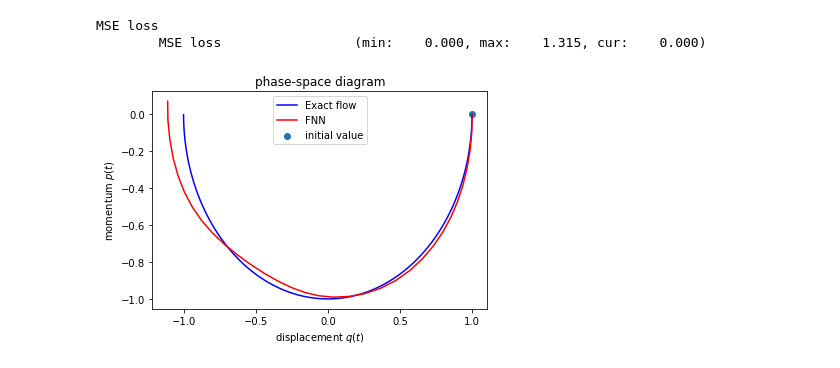
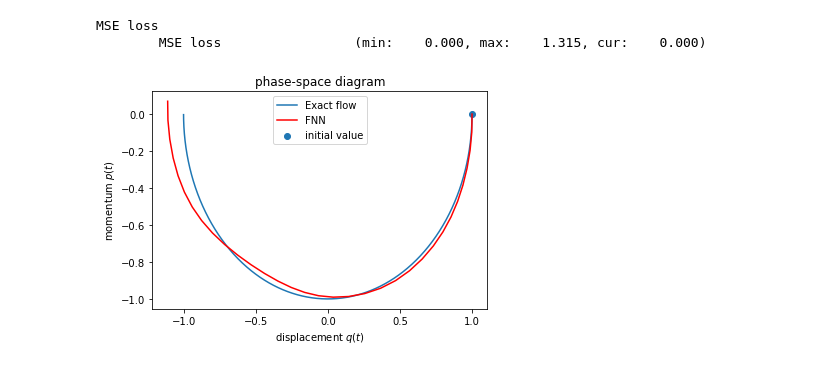
Before and after one commit to steff-mueller/simtech-bsc-thesis, a Jupyter notebook: meetings/02_code/learn_torch.ipynb, the cells around one changed output. Drawn from its saved outputs; the diff is of its cells as text; code cells hidden in the pictures.

```diff
--- a/meetings/02_code/learn_torch.ipynb
+++ b/meetings/02_code/learn_torch.ipynb
@@ -102,17 +102,17 @@ while t_curr < t_end:
 # %%
 import matplotlib.pyplot as plt
 
 fig = plt.figure()
 ax = plt.axes()
 
-ax.plot(X[0,:], X[1,:], 'b', label='Exact flow')
+ax.plot(X[0,:], X[1,:], label='Exact flow')
 ax.plot(nn_X[:,0], nn_X[:,1], 'r', label='FNN')
 ax.scatter(X[0,0], X[1,0], marker='o', label='initial value')
 ax.set_xlabel(r'displacement $q(t)$')
 ax.set_ylabel(r'momentum $p(t)$')
 ax.legend()
 ax.set_title('phase-space diagram')
 
 fig.show()
 # %% [output]
-[figure, old version]
+[figure, new version]
```
